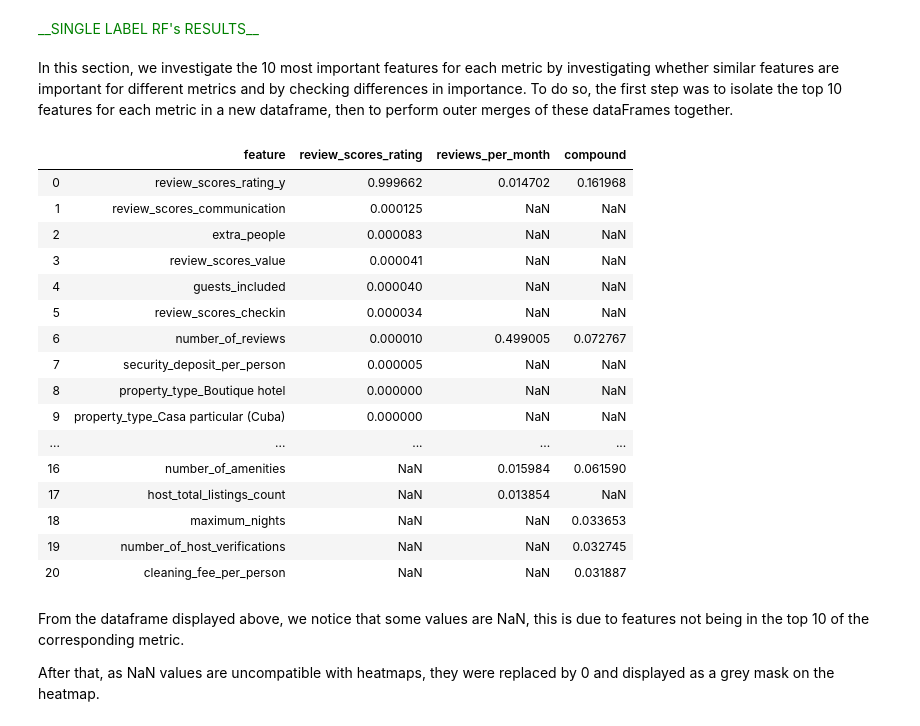
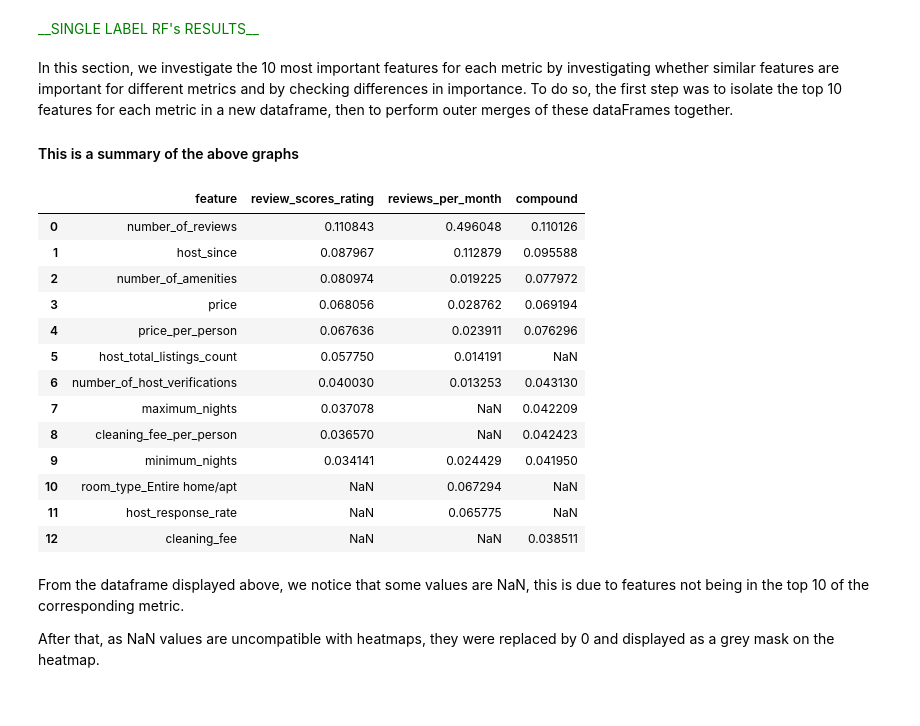
Before and after one commit to vonalven/airbnb_ada_project, a Jupyter notebook: 12.10.main.ipynb, the cells around one changed output. Cells and saved outputs as stored; diff of their text form; code cells hidden in the pictures.

```diff
--- a/12.10.main.ipynb
+++ b/12.10.main.ipynb
@@ -685,0 +759,3 @@ R^2 OOB Score:          0.128245
+# %%
+
+df_importance1, df_err1, rf1 = perform_rf_simple(df_features_w_metrics, df_success_metrics, 'review_scores_rating')
@@ -685,0 +782,3 @@ R^2 OOB Score:          0.128245
+# %%
+
+df_importance2, df_err2, rf2 = perform_rf_simple(df_features_w_metrics, df_success_metrics, 'reviews_per_month')
@@ -685,0 +805,3 @@ R^2 OOB Score:          0.128245
+# %%
+
+df_importance3, df_err3, rf3 = perform_rf_simple(df_features_w_metrics, df_success_metrics, 'compound')
@@ -864,44 +894,43 @@ __SINGLE LABEL RF's RESULTS__
 # %% [markdown]
 In this section, we investigate the 10 most important features for each metric by investigating whether similar features are important for different metrics and by checking differences in importance.
 To do so, the first step was to isolate the top 10 features for each metric in a new dataframe, then to perform outer merges of these dataFrames together.
+
+#### This is a summary of the above graphs
 # %%
 # get the top 10 most important features of each metric
 
 # metric 1 is reviews_score_rating
-imp1_top = imp1.nlargest(10, ['feature_importance'])
+imp1_top = df_importance1.nlargest(10, ['feature_importance'])
 
 # metric 2 is reviews_per_month
-imp2_top = imp2.nlargest(10, ['feature_importance'])
+imp2_top = df_importance2.nlargest(10, ['feature_importance'])
 
 # metric 3 is compound
-imp3_top = imp3.nlargest(10, ['feature_importance'])
+imp3_top = df_importance3.nlargest(10, ['feature_importance'])
 # %%
 # merge top 10 dataFrames
 feat = pd.merge(imp1_top, imp2_top, on=['feature'], how='outer')
 feat = pd.merge(feat, imp3_top, on=['feature'], how='outer')
 
 # remove unnecessary columns and rename to have metrics names
 feat.drop(columns = ['std_x', 'std_y', 'std'], inplace = True)
-feat.columns = ['feature', success_metrics_features[0], success_metrics_features[1], success_metrics_features[2]]
+feat.columns = ['feature', 'review_scores_rating', 'reviews_per_month', 'compound']
 feat
 # %% [output]
 |  | feature | review_scores_rating | reviews_per_month | compound |
-| 0 | review_scores_rating_y | 0.999662 | 0.014702 | 0.161968 |
-| 1 | review_scores_communication | 0.000125 | NaN | NaN |
-| 2 | extra_people | 0.000083 | NaN | NaN |
-| 3 | review_scores_value | 0.000041 | NaN | NaN |
-| 4 | guests_included | 0.000040 | NaN | NaN |
-| 5 | review_scores_checkin | 0.000034 | NaN | NaN |
-| 6 | number_of_reviews | 0.000010 | 0.499005 | 0.072767 |
-| 7 | security_deposit_per_person | 0.000005 | NaN | NaN |
-| 8 | property_type_Boutique hotel | 0.000000 | NaN | NaN |
-| 9 | property_type_Casa particular (Cuba) | 0.000000 | NaN | NaN |
-| ... | ... | ... | ... | ... |
-| 16 | number_of_amenities | NaN | 0.015984 | 0.061590 |
-| 17 | host_total_listings_count | NaN | 0.013854 | NaN |
-| 18 | maximum_nights | NaN | NaN | 0.033653 |
-| 19 | number_of_host_verifications | NaN | NaN | 0.032745 |
-| 20 | cleaning_fee_per_person | NaN | NaN | 0.031887 |
+| 0 | number_of_reviews | 0.110843 | 0.496048 | 0.110126 |
+| 1 | host_since | 0.087967 | 0.112879 | 0.095588 |
+| 2 | number_of_amenities | 0.080974 | 0.019225 | 0.077972 |
+| 3 | price | 0.068056 | 0.028762 | 0.069194 |
+| 4 | price_per_person | 0.067636 | 0.023911 | 0.076296 |
+| 5 | host_total_listings_count | 0.057750 | 0.014191 | NaN |
+| 6 | number_of_host_verifications | 0.040030 | 0.013253 | 0.043130 |
+| 7 | maximum_nights | 0.037078 | NaN | 0.042209 |
+| 8 | cleaning_fee_per_person | 0.036570 | NaN | 0.042423 |
+| 9 | minimum_nights | 0.034141 | 0.024429 | 0.041950 |
+| 10 | room_type_Entire home/apt | NaN | 0.067294 | NaN |
+| 11 | host_response_rate | NaN | 0.065775 | NaN |
+| 12 | cleaning_fee | NaN | NaN | 0.038511 |
 # %% [markdown]
 From the dataframe displayed above, we notice that some values are NaN, this is due to features not being in the top 10 of the corresponding metric.
 
```
Also changed, not shown: parts of 83 cells of this notebook.
